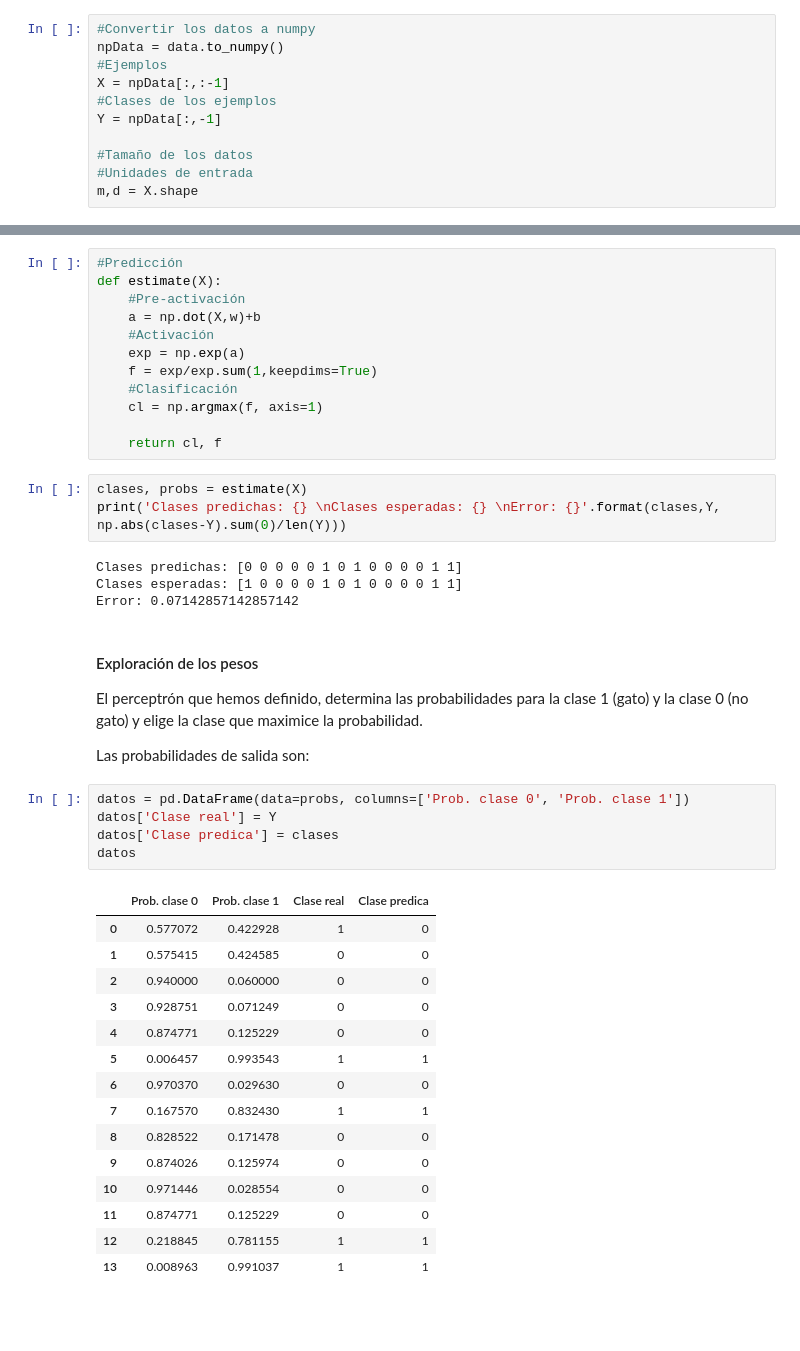
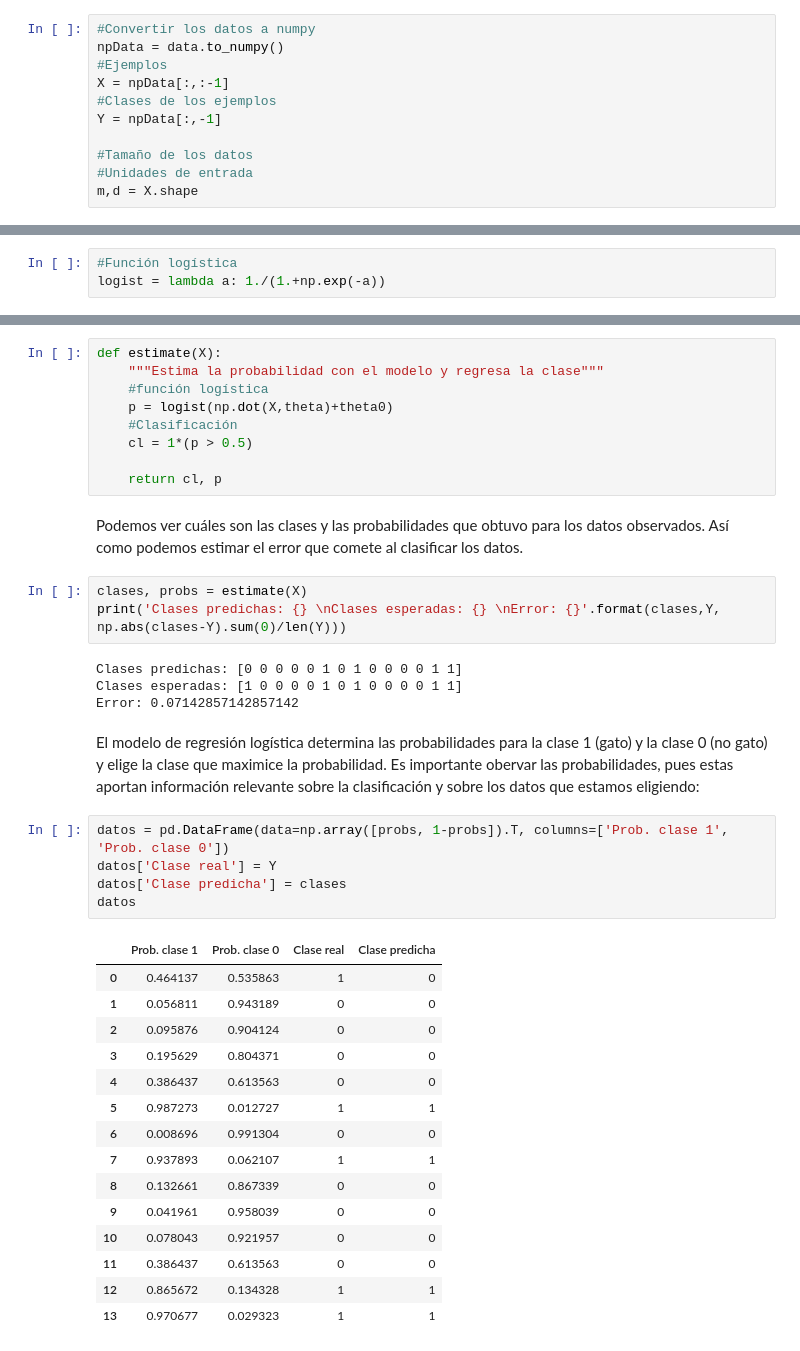
Before and after one commit to VMijangos/InteligenciaArtificial, a Jupyter notebook: Notebooks/11 LogisticRegression.ipynb, the cells around one changed output, grey strips where cells are left out. Cells and saved outputs as stored; diff of their text form; blank space fills up the shorter version.

```diff
--- a/Notebooks/11 LogisticRegression.ipynb
+++ b/Notebooks/11 LogisticRegression.ipynb
@@ -106,0 +62,3 @@ Wall time: 20.1 ms
+# %%
+#Función logística
+logist = lambda a: 1./(1.+np.exp(-a))
@@ -115,15 +136,14 @@ $$\hat{y} = \arg\max_y p(Y=y|x)$$
-# %%
-#Predicción
-def estimate(X):
-    #Pre-activación
-    a = np.dot(X,w)+b
-    #Activación
-    exp = np.exp(a)
-    f = exp/exp.sum(1,keepdims=True)
-    #Clasificación
-    cl = np.argmax(f, axis=1)
-
-    return cl, f
+# %%
+def estimate(X):
+    """Estima la probabilidad con el modelo y regresa la clase"""
+    #función logística
+    p = logist(np.dot(X,theta)+theta0)
+    #Clasificación
+    cl = 1*(p > 0.5)
+
+    return cl, p
+# %% [markdown]
+Podemos ver cuáles son las clases y las probabilidades que obtuvo para los datos observados. Así como podemos estimar el error que comete al clasificar los datos.
 # %%
 clases, probs = estimate(X)
 print('Clases predichas: {} \nClases esperadas: {} \nError: {}'.format(clases,Y, np.abs(clases-Y).sum(0)/len(Y)))
@@ -132,29 +152,26 @@ Clases predichas: [0 0 0 0 0 1 0 1 0 0 0 0 1 1]
 Clases esperadas: [1 0 0 0 0 1 0 1 0 0 0 0 1 1]
 Error: 0.07142857142857142
 # %% [markdown]
-#### Exploración de los pesos
-
-El perceptrón que hemos definido, determina las probabilidades para la clase 1 (gato) y la clase 0 (no gato) y elige la clase que maximice la probabilidad.
-
-Las probabilidades de salida son:
+El modelo de regresión logística determina las probabilidades para la clase 1 (gato) y la clase 0 (no gato) y elige la clase que maximice la probabilidad.
+Es importante obervar las probabilidades, pues estas aportan información relevante sobre la clasificación y sobre los datos que estamos eligiendo:
 # %%
-datos = pd.DataFrame(data=probs, columns=['Prob. clase 0', 'Prob. clase 1'])
+datos = pd.DataFrame(data=np.array([probs, 1-probs]).T, columns=['Prob. clase 1', 'Prob. clase 0'])
 datos['Clase real'] = Y
-datos['Clase predica'] = clases
+datos['Clase predicha'] = clases
 datos
 # %% [output]
-|  | Prob. clase 0 | Prob. clase 1 | Clase real | Clase predica |
-| 0 | 0.577072 | 0.422928 | 1 | 0 |
-| 1 | 0.575415 | 0.424585 | 0 | 0 |
-| 2 | 0.940000 | 0.060000 | 0 | 0 |
-| 3 | 0.928751 | 0.071249 | 0 | 0 |
-| 4 | 0.874771 | 0.125229 | 0 | 0 |
-| 5 | 0.006457 | 0.993543 | 1 | 1 |
-| 6 | 0.970370 | 0.029630 | 0 | 0 |
-| 7 | 0.167570 | 0.832430 | 1 | 1 |
-| 8 | 0.828522 | 0.171478 | 0 | 0 |
-| 9 | 0.874026 | 0.125974 | 0 | 0 |
-| 10 | 0.971446 | 0.028554 | 0 | 0 |
-| 11 | 0.874771 | 0.125229 | 0 | 0 |
-| 12 | 0.218845 | 0.781155 | 1 | 1 |
-| 13 | 0.008963 | 0.991037 | 1 | 1 |
+|  | Prob. clase 1 | Prob. clase 0 | Clase real | Clase predicha |
+| 0 | 0.464137 | 0.535863 | 1 | 0 |
+| 1 | 0.056811 | 0.943189 | 0 | 0 |
+| 2 | 0.095876 | 0.904124 | 0 | 0 |
+| 3 | 0.195629 | 0.804371 | 0 | 0 |
+| 4 | 0.386437 | 0.613563 | 0 | 0 |
+| 5 | 0.987273 | 0.012727 | 1 | 1 |
+| 6 | 0.008696 | 0.991304 | 0 | 0 |
+| 7 | 0.937893 | 0.062107 | 1 | 1 |
+| 8 | 0.132661 | 0.867339 | 0 | 0 |
+| 9 | 0.041961 | 0.958039 | 0 | 0 |
+| 10 | 0.078043 | 0.921957 | 0 | 0 |
+| 11 | 0.386437 | 0.613563 | 0 | 0 |
+| 12 | 0.865672 | 0.134328 | 1 | 1 |
+| 13 | 0.970677 | 0.029323 | 1 | 1 |
```
Also changed, not shown: parts of 21 cells of this notebook.
